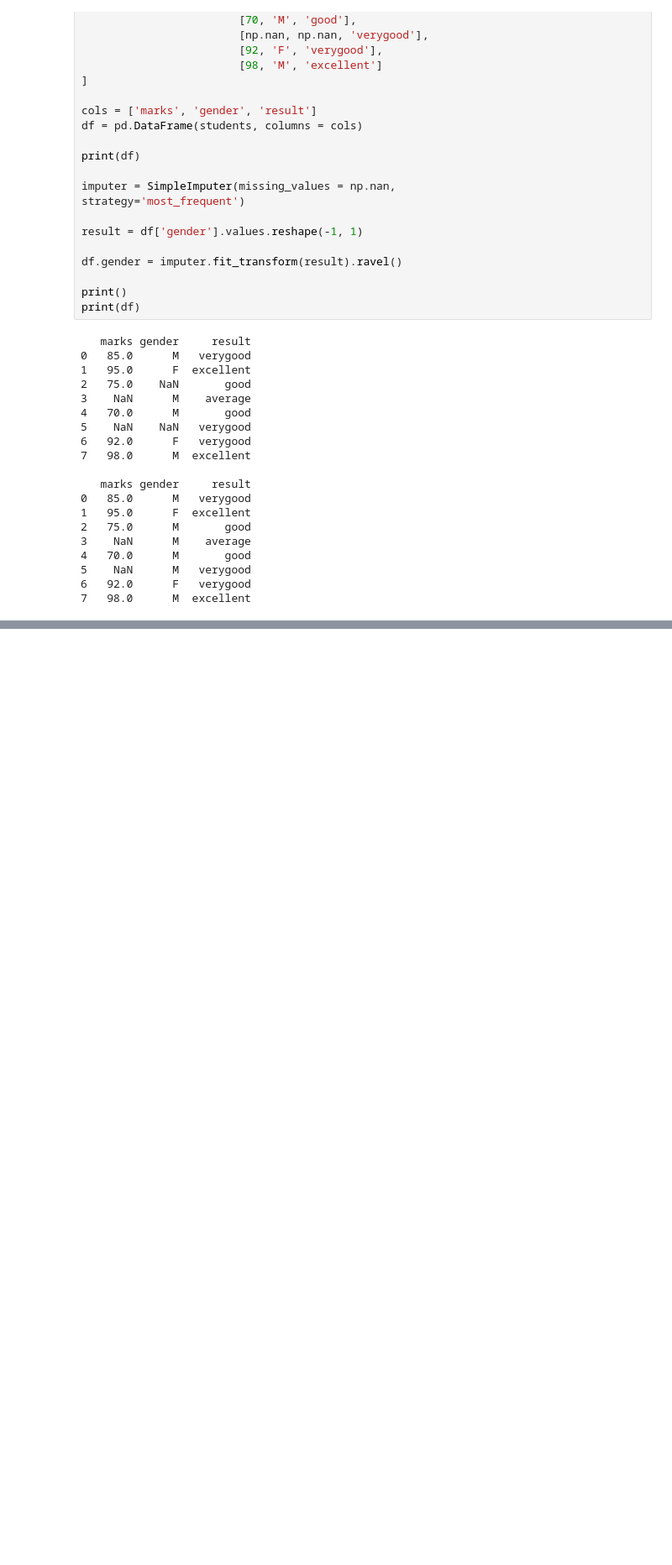
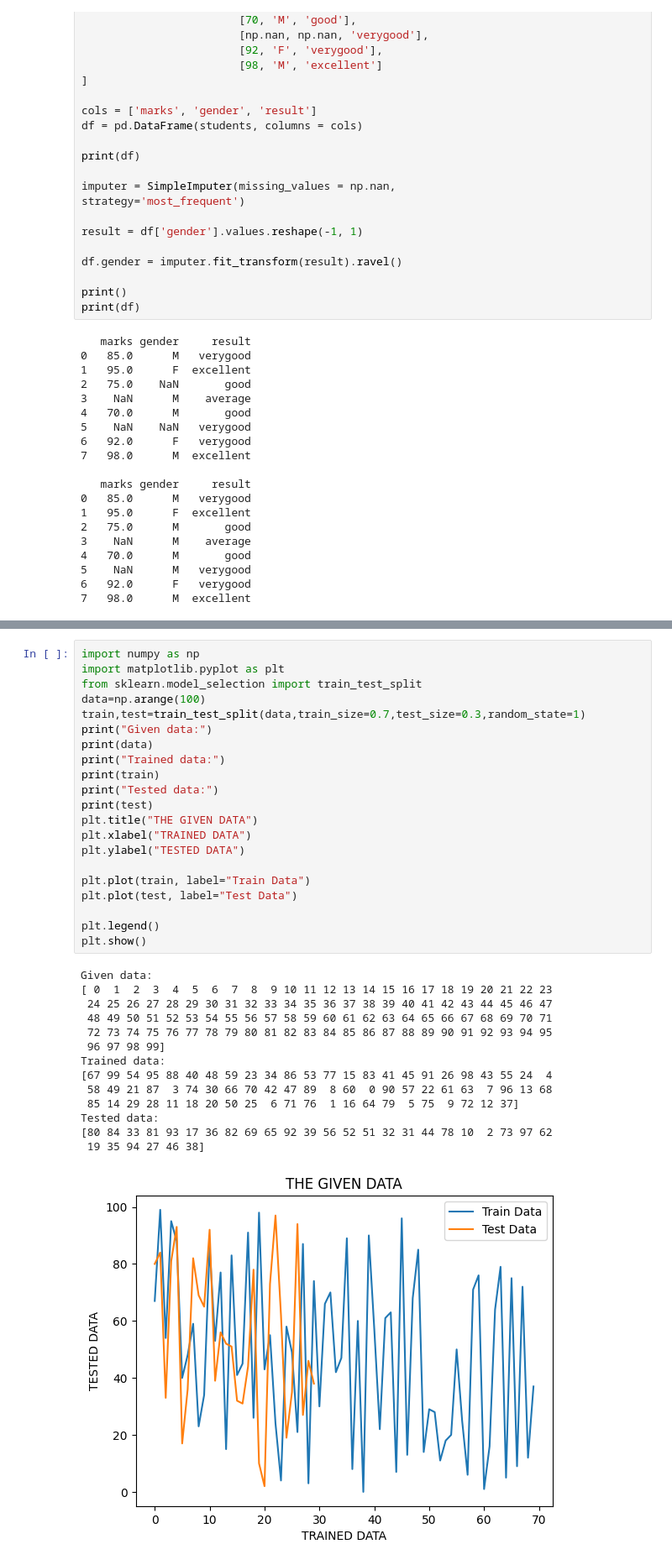
Before and after one commit to keerthimareedu3/keerthi, a Jupyter notebook: MACHINE_LEARNING.ipynb, the cells around one changed output, grey strips where cells are left out. Shown at 84% size. Drawn from its saved outputs; the diff is of its cells as text; blank space fills up the shorter version.

```diff
--- a/MACHINE_LEARNING.ipynb
+++ b/MACHINE_LEARNING.ipynb
@@ -673,0 +688,36 @@ print(df)
+# %%
+import numpy as np
+import matplotlib.pyplot as plt
+from sklearn.model_selection import train_test_split
+data=np.arange(100)
+train,test=train_test_split(data,train_size=0.7,test_size=0.3,random_state=1)
+print("Given data:")
+print(data)
+print("Trained data:")
+print(train)
+print("Tested data:")
+print(test)
+plt.title("THE GIVEN DATA")
+plt.xlabel("TRAINED DATA")
+plt.ylabel("TESTED DATA")
+
+plt.plot(train, label="Train Data")
+plt.plot(test, label="Test Data")
+
+plt.legend()
+plt.show()
+# %% [output]
+Given data:
+[ 0  1  2  3  4  5  6  7  8  9 10 11 12 13 14 15 16 17 18 19 20 21 22 23
+ 24 25 26 27 28 29 30 31 32 33 34 35 36 37 38 39 40 41 42 43 44 45 46 47
+ 48 49 50 51 52 53 54 55 56 57 58 59 60 61 62 63 64 65 66 67 68 69 70 71
+ 72 73 74 75 76 77 78 79 80 81 82 83 84 85 86 87 88 89 90 91 92 93 94 95
+ 96 97 98 99]
+Trained data:
+[67 99 54 95 88 40 48 59 23 34 86 53 77 15 83 41 45 91 26 98 43 55 24  4
+ 58 49 21 87  3 74 30 66 70 42 47 89  8 60  0 90 57 22 61 63  7 96 13 68
+ 85 14 29 28 11 18 20 50 25  6 71 76  1 16 64 79  5 75  9 72 12 37]
+Tested data:
+[80 84 33 81 93 17 36 82 69 65 92 39 56 52 51 32 31 44 78 10  2 73 97 62
+ 19 35 94 27 46 38]
+[figure, added]
```
Also changed, not shown: parts of 2 cells of this notebook.
